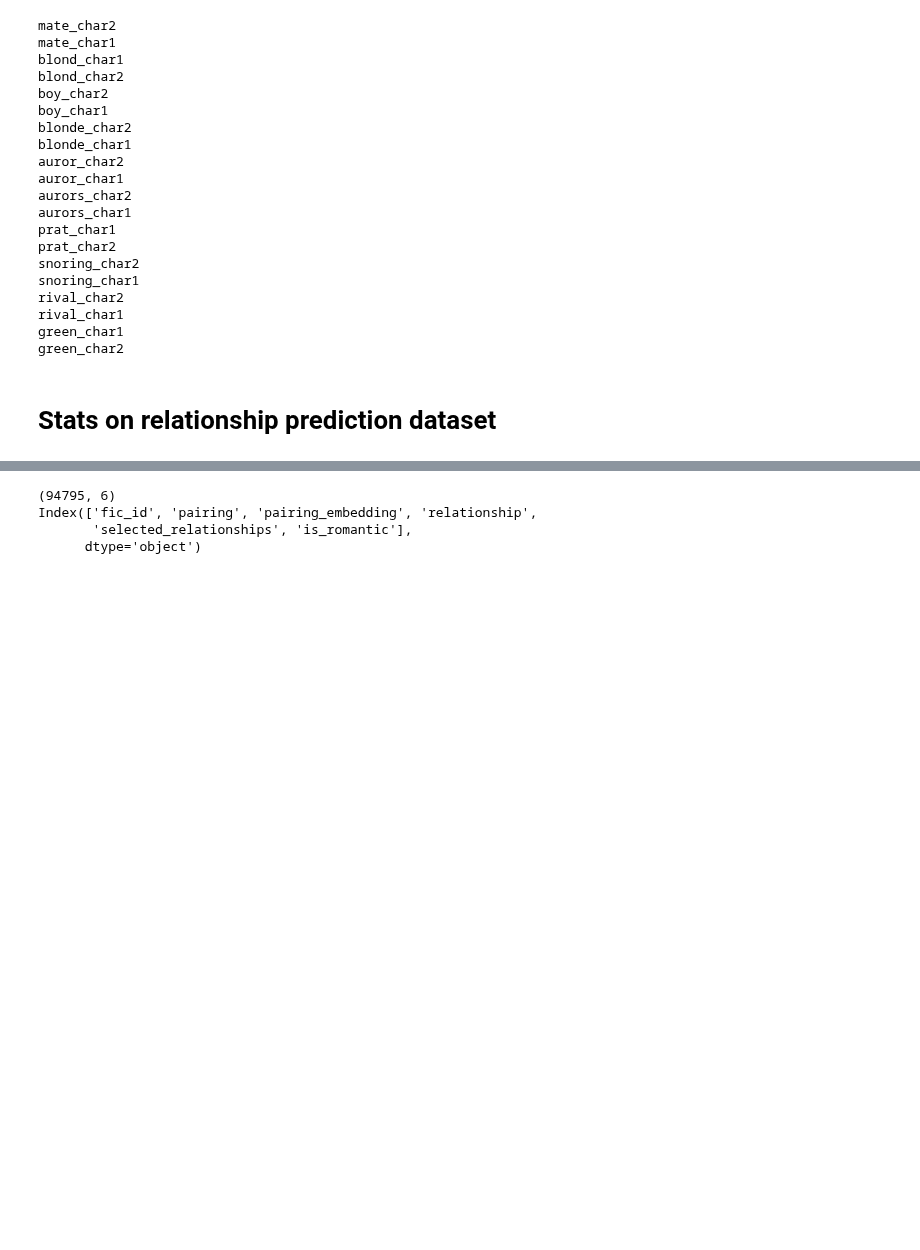
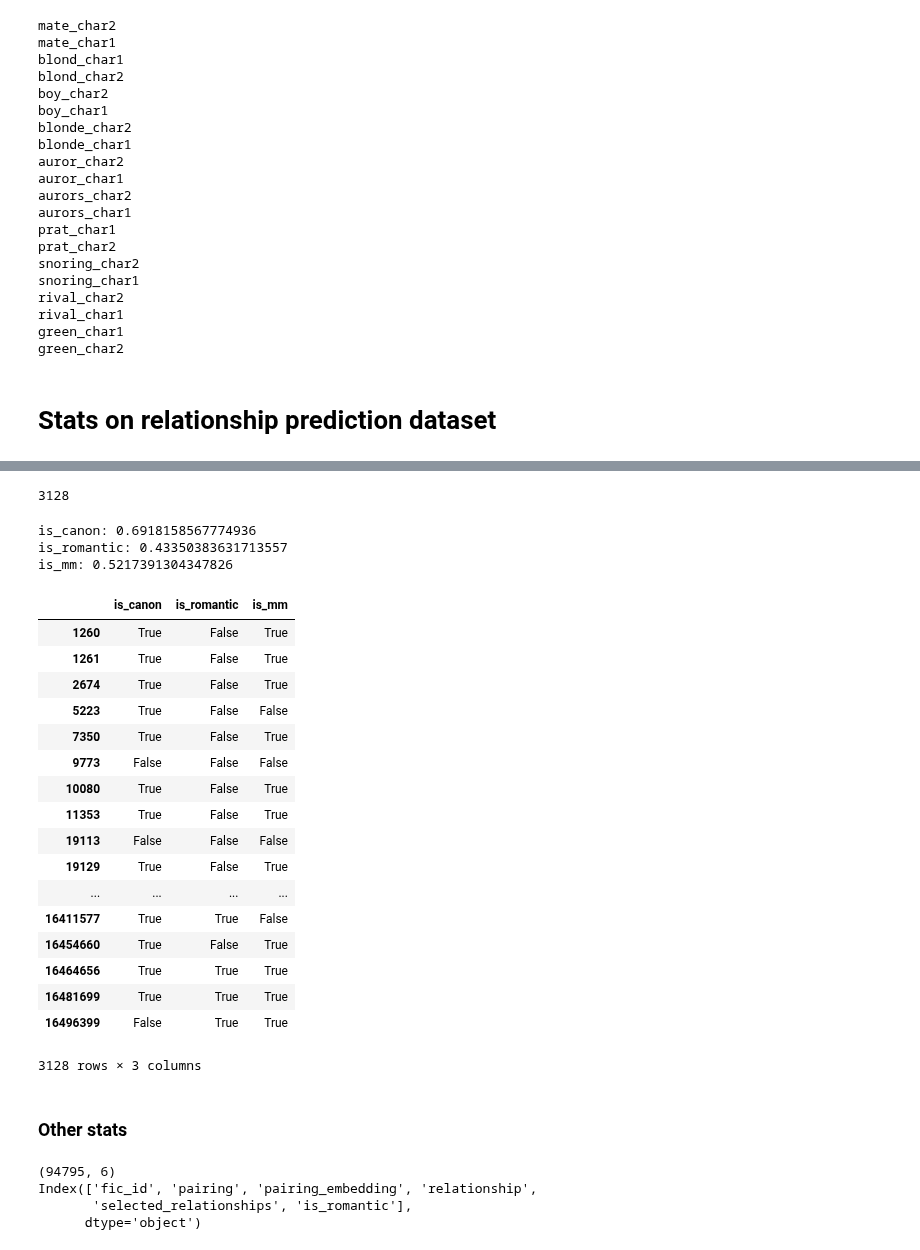
Before and after one commit to michaelmilleryoder/fanfiction-scripts, a Jupyter notebook: jupyter/emnlp2019_experiments.ipynb, the cells around one changed output, grey strips where cells are left out. Drawn from its saved outputs; the diff is of its cells as text; code cells hidden in the pictures; blank space fills up the shorter version.

```diff
--- a/jupyter/emnlp2019_experiments.ipynb
+++ b/jupyter/emnlp2019_experiments.ipynb
@@ -543,8 +605,9 @@ perfic_results['baseline'] = {}
 for key in y_test:
     test_perfic = []
     for fic_id, indices in test_groups.items():
-        test_perfic.append(sum(y_test[key].values[list(list(indices))]) / len(indices) > 0.5)
+        test_perfic.append(sum(y_test[key].values[list(list(indices))]) / len(indices) > 0.5) # More than half of instances have is_romantic, eg
+#         test_perfic.append(any(y_test[key].values[list(list(indices))])) # Any true in set
     true_proportion = sum(test_perfic) / len(test_groups)
-    results['baseline'][key] = max(true_proportion, 1 - true_proportion)
-    print(f'{key}: {results["baseline"][key]}')
+    perfic_results['baseline'][key] = max(true_proportion, 1 - true_proportion)
+    print(f'{key}: {perfic_results["baseline"][key]}')
 # %% [output]
@@ -793,0 +869,9 @@ green_char2
+# %%
+import pandas as pd
+
+# Load data
+data = pd.read_pickle('/usr2/mamille2/fanfiction-project/data/features/relationship_prediction_assertion_sample5400.pkl')
+print(len(data))
+print(data.columns)
+
+pairings = data['pairing'].unique()
@@ -793,0 +905,47 @@ green_char2
+# %%
+# Group instance IDs
+fic_groups = data.groupby('fic_id').groups
+len(fic_groups)
+# %% [output]
+3128
+# %%
+# Any is_canon, is_romantic, is_mm
+fic_level = {k: {} for k in ['is_canon', 'is_romantic', 'is_mm']}
+
+for fic_id, indices in list(fic_groups.items()):
+    for key in ['is_canon', 'is_romantic', 'is_mm']:
+#         print(data.loc[indices, key])
+#         print(any(data.loc[indices, key]))
+#         print()
+        fic_level[key][fic_id] = any(data.loc[indices, key])
+# %%
+for key in ['is_canon', 'is_romantic', 'is_mm']:
+    proportion = sum(fic_level[key].values()) / len(fic_level[key])
+    print(f'{key}: {proportion}')
+# %% [output]
+is_canon: 0.6918158567774936
+is_romantic: 0.43350383631713557
+is_mm: 0.5217391304347826
+# %%
+# Save out for Qinlan
+perfic_data = pd.DataFrame(fic_level)
+perfic_data
+# %% [output]
+|  | is_canon | is_romantic | is_mm |
+| 1260 | True | False | True |
+| 1261 | True | False | True |
+| 2674 | True | False | True |
+| 5223 | True | False | False |
+| 7350 | True | False | True |
+| 9773 | False | False | False |
+| 10080 | True | False | True |
+| 11353 | True | False | True |
+| 19113 | False | False | False |
+| 19129 | True | False | True |
+| ... | ... | ... | ... |
+| 16411577 | True | True | False |
+| 16454660 | True | False | True |
+| 16464656 | True | True | True |
+| 16481699 | True | True | True |
+| 16496399 | False | True | True |
+3128 rows × 3 columns
@@ -794,3 +954,5 @@ green_char2
+# %% [markdown]
+### Other stats
 # %%
 print(train.shape)
 print(train.columns)
```
Also changed, not shown: parts of 36 cells of this notebook, 1 other file.
